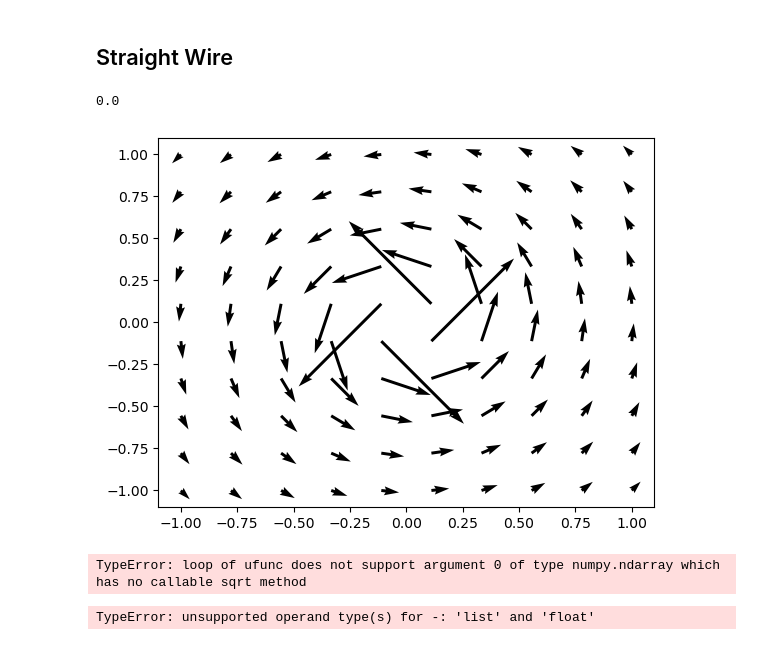
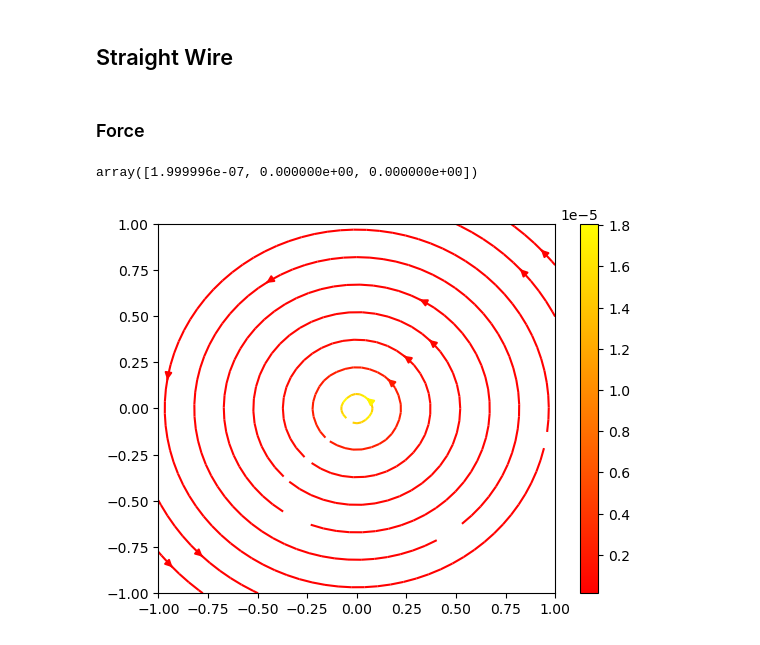
Before and after one commit to bylands/physics, a Jupyter notebook: helmholtz/helmholtz_attraction.ipynb, the cells around one changed output. Drawn from its saved outputs; the diff is of its cells as text; code cells hidden in the pictures.

Commit message:
force between straigh wires, streamplots

```diff
--- a/helmholtz/helmholtz_attraction.ipynb
+++ b/helmholtz/helmholtz_attraction.ipynb
@@ -18,10 +18,10 @@ def b_field(r, dr, P):
 ## Coil
 # %%
 a = 1 # loop radius
-n = 0.5 # number of turns
-L = 0.5 # width
+n = 10 # number of turns
+L = 1 # width
 # %%
-N = 100000 # number of segment
+N = 10000 # number of segment
 dph = n * 2*np.pi/N
 dL = L/N
 # %%
@@ -70,5 +100,6 @@ L = 10
 # %%
-N = 10000 # number of segment
+N = 1000 # number of segment
+L = 1000
 dL = L/N
 # %%
 r = np.array([[0, 0, -L/2+i*dL] for i in range(N+1)])
@@ -76,38 +107,53 @@ dr = np.diff(r, axis=0)
 # %%
 P = np.array([0, 0.001, 0])
 
-Bx, By, Bz = b_field(r, dr, P)
+B = b_field(r, dr, P)
-# %% [output]
-0.0
+# %% [markdown]
+### Force
+# %%
+L2 = 1
+dL2 = L2/N
+d = 1
+r2 = np.array([[d, 0, -L2/2+i*dL2] for i in  range(N+1)])
+dr2 = np.diff(r2, axis=0)
+
+F = np.zeros(3)
+
+for i in range(N):
+    F += I * np.cross(b_field(r, dr, r2[i]), dr2[i])
+
+F
+# %% [output]
+array([1.999996e-07, 0.000000e+00, 0.000000e+00])
 # %%
-N_plot = 10
+N_plot = 20
 x = np.linspace(-1, 1, N_plot)
 y = np.linspace(-1, 1, N_plot)
+grid = np.array([x, y])
 
 Bx = np.zeros([N_plot, N_plot])
 By = np.zeros([N_plot, N_plot])
 Bz = np.zeros([N_plot, N_plot])
+Bmag = np.zeros([N_plot, N_plot])
 
 for i in range(N_plot):
     for j in range(N_plot):
         P = np.array([x[j], y[i], 0])
         Bx[i, j] = b_field(r, dr, P)[0]
         By[i, j] = b_field(r, dr, P)[1]
         Bz[i, j] = b_field(r, dr, P)[2]
+        Bmag[i, j] = np.sqrt(Bx[i, j]*Bx[i, j]+By[i, j]*By[i, j]+Bz[i, j]*Bz[i, j])
+
+
+        # nxy = np.sqrt(bx*bx+by*by)
+
+        # Bx[i, j] = bx/nxy
+        # By[i, j] = by/nxy
 
 fig, ax = plt.subplots()
-q = ax.quiver(x, y, Bx, By)
+strm = ax.streamplot(x, y, Bx, By, start_points=grid.T, color=Bmag, cmap='autumn')
+fig.colorbar(strm.lines)
 
 plt.show()
 # %% [output]
-[figure, old version]
+[figure, new version]
-# %%
-y, z = np.meshgrid(np.arange(-1, 1, 0.1), np.arange(-1, 1, 0.1))
-
-b_field_2(r, dr, 0, y, z)
-# %% [output]
-TypeError: loop of ufunc does not support argument 0 of type numpy.ndarray which has no callable sqrt method
-# %%
-b_field(r, dr, [z, x, y])
-# %% [output]
-TypeError: unsupported operand type(s) for -: 'list' and 'float'
```
Also changed, not shown: parts of 6 cells of this notebook.
